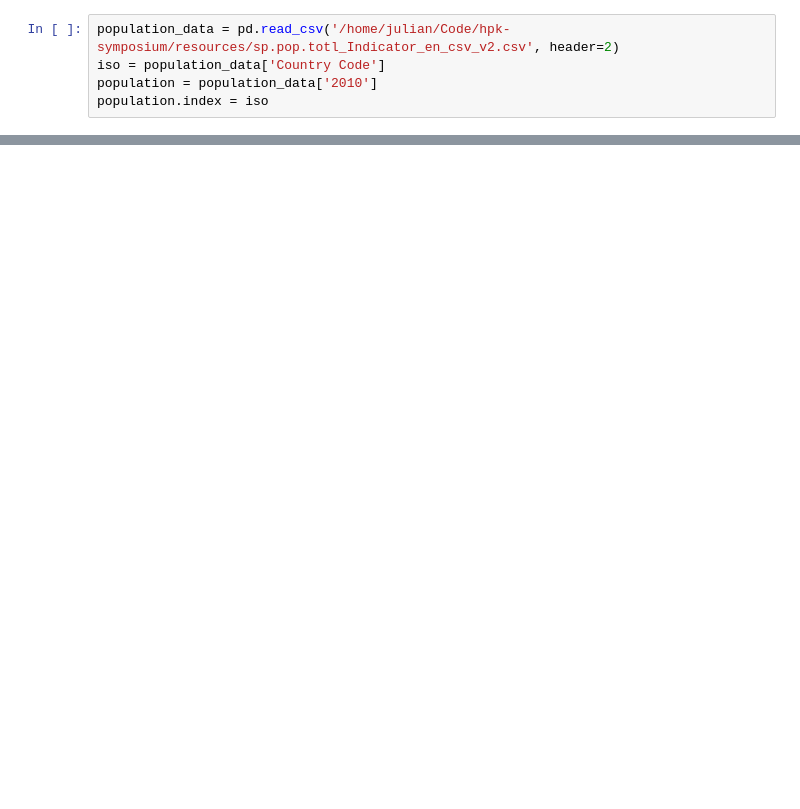
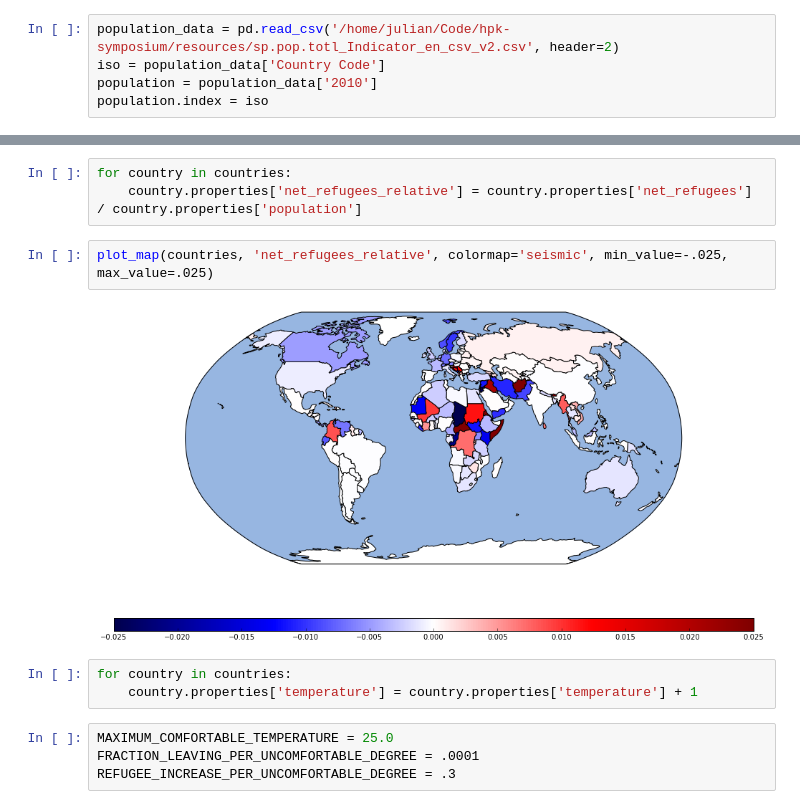
Before and after one commit to julesjulian/climate-migration, a Jupyter notebook: climate-migration.ipynb, the cells around one changed output, grey strips where cells are left out. Cells and saved outputs as stored; diff of their text form; blank space fills up the shorter version.

```diff
--- a/climate-migration.ipynb
+++ b/climate-migration.ipynb
@@ -114 +112,15 @@ No property population for countries ['ATA', 'ATF', '-99', 'FLK', '-99', 'ESH',
 [figure]
+# %%
+for country in countries:
+    country.properties['net_refugees_relative'] = country.properties['net_refugees'] / country.properties['population']
+# %%
+plot_map(countries, 'net_refugees_relative', colormap='seismic', min_value=-.025, max_value=.025)
+# %% [output]
+[figure, added]
+# %%
+for country in countries:
+    country.properties['temperature'] = country.properties['temperature'] + 1
+# %%
+MAXIMUM_COMFORTABLE_TEMPERATURE = 25.0
+FRACTION_LEAVING_PER_UNCOMFORTABLE_DEGREE = .0001
+REFUGEE_INCREASE_PER_UNCOMFORTABLE_DEGREE = .3
```
Also changed, not shown: parts of 14 cells of this notebook.
